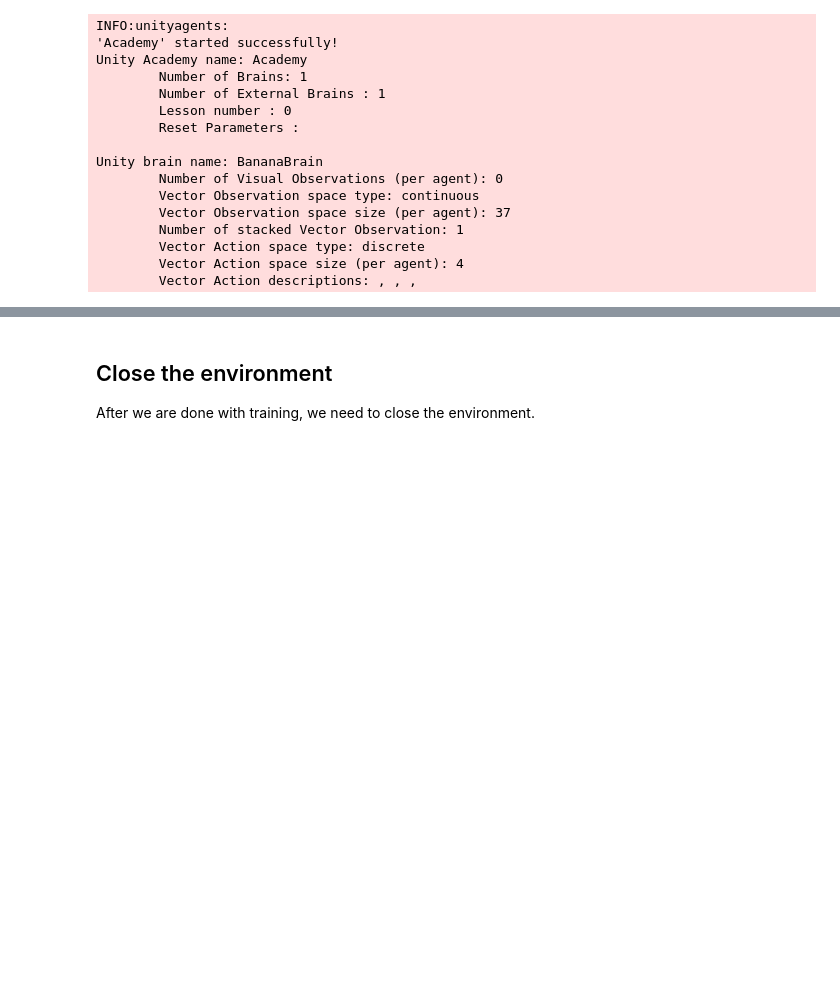
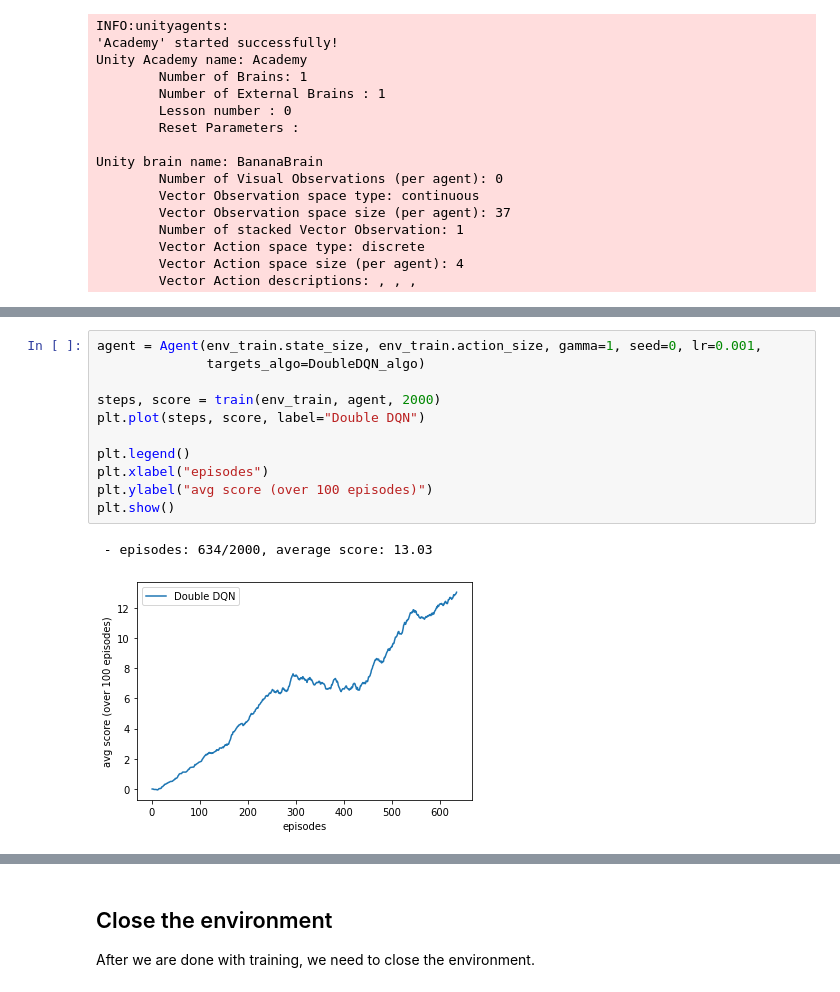
Before and after one commit to bigbap/Udacity_DRL_Navigation, a Jupyter notebook: Navigation.ipynb, the cells around one changed output, grey strips where cells are left out. Saved outputs shown, nothing was run; the diff lists cells and outputs as text; blank space fills up the shorter version.

```diff
--- a/Navigation.ipynb
+++ b/Navigation.ipynb
@@ -81 +123,15 @@ We can tweak the hyperparameters when we intialize the agent. The hypermarameter
+# %%
+agent = Agent(env_train.state_size, env_train.action_size, gamma=1, seed=0, lr=0.001,
+              targets_algo=DoubleDQN_algo)
+
+steps, score = train(env_train, agent, 2000)
+plt.plot(steps, score, label="Double DQN")
+
+plt.legend()
+plt.xlabel("episodes")
+plt.ylabel("avg score (over 100 episodes)")
+plt.show()
+# %% [output]
+ - episodes: 634/2000, average score: 13.03
+[figure, added]
 # %%
```
Also changed, not shown: parts of 7 cells of this notebook, 8 other files.
